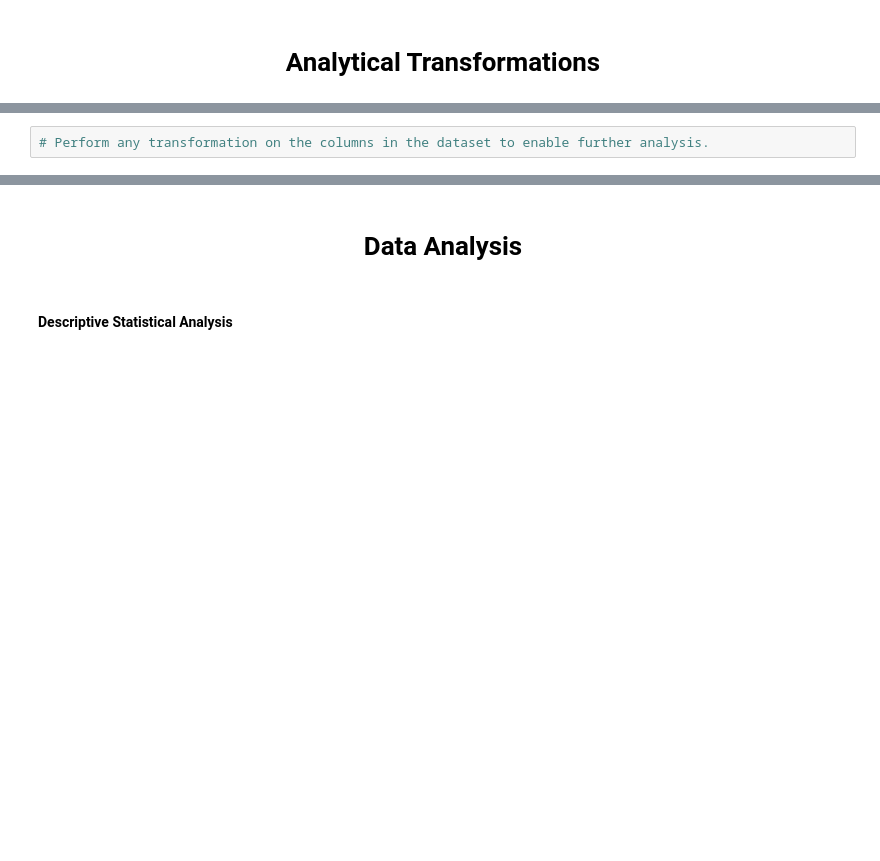
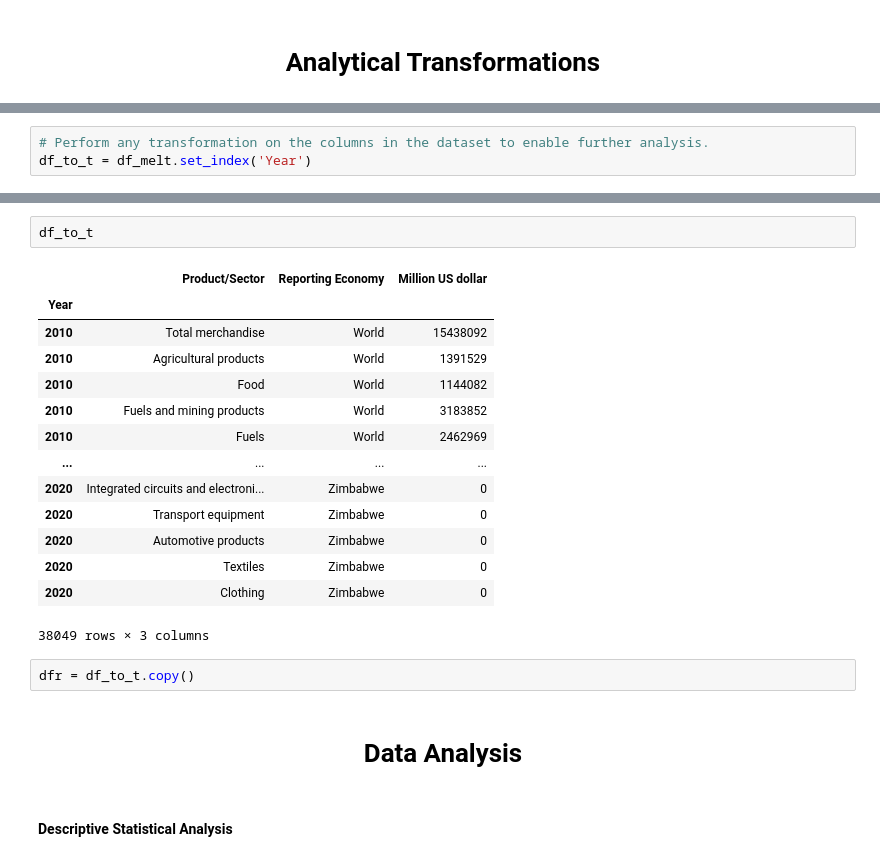
Before and after one commit to kesnel/ayiti-analytics-capstone-project, a Jupyter notebook: EDA.ipynb, the cells around one changed output, grey strips where cells are left out. Saved outputs shown, nothing was run; the diff lists cells and outputs as text; blank space fills up the shorter version.

```diff
--- a/EDA.ipynb
+++ b/EDA.ipynb
@@ -489,2 +510,3 @@ Name: Product/Sector, dtype: int64
 # %%
 # Perform any transformation on the columns in the dataset to enable further analysis.
+df_to_t = df_melt.set_index('Year')
@@ -499,5 +513,24 @@ Name: Product/Sector, dtype: int64
+# %%
+df_to_t
+# %% [output]
+|  | Product/Sector | Reporting Economy | Million US dollar |
+| Year |  |  |  |
+| 2010 | Total merchandise | World | 15438092 |
+| 2010 | Agricultural products | World | 1391529 |
+| 2010 | Food | World | 1144082 |
+| 2010 | Fuels and mining products | World | 3183852 |
+| 2010 | Fuels | World | 2462969 |
+| ... | ... | ... | ... |
+| 2020 | Integrated circuits and electroni... | Zimbabwe | 0 |
+| 2020 | Transport equipment | Zimbabwe | 0 |
+| 2020 | Automotive products | Zimbabwe | 0 |
+| 2020 | Textiles | Zimbabwe | 0 |
+| 2020 | Clothing | Zimbabwe | 0 |
+38049 rows × 3 columns
+# %%
+dfr = df_to_t.copy()
 # %% [markdown]
-<h1 align="center"> Data Analysis </h1>
+# <h1 align="center"> Data Analysis </h1>
 # %% [markdown]
 #### Descriptive Statistical Analysis
 # %%
```
Also changed, not shown: parts of 10 cells of this notebook.
